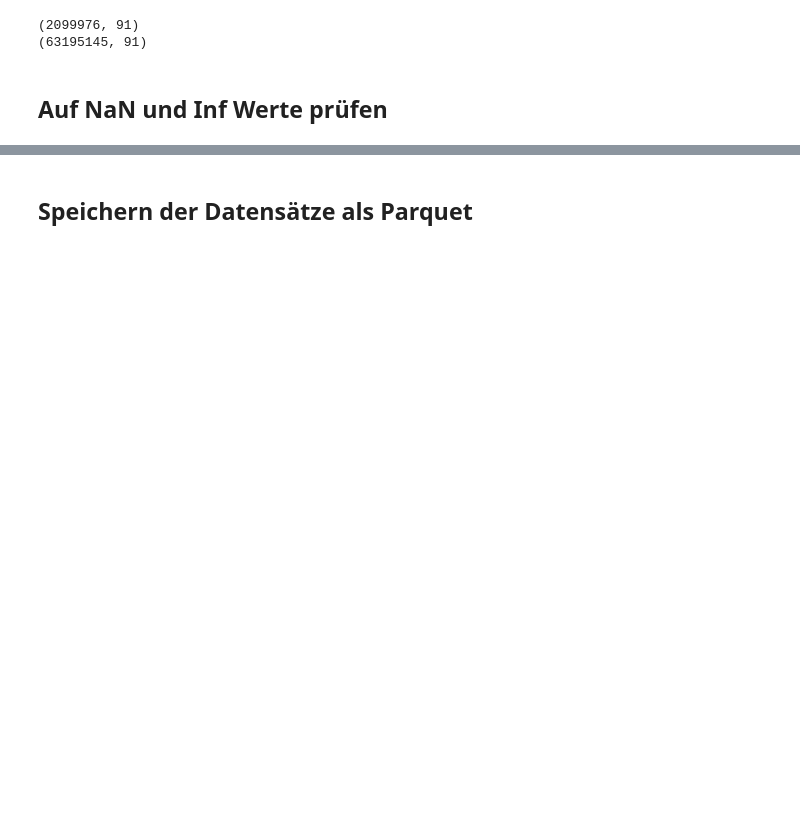
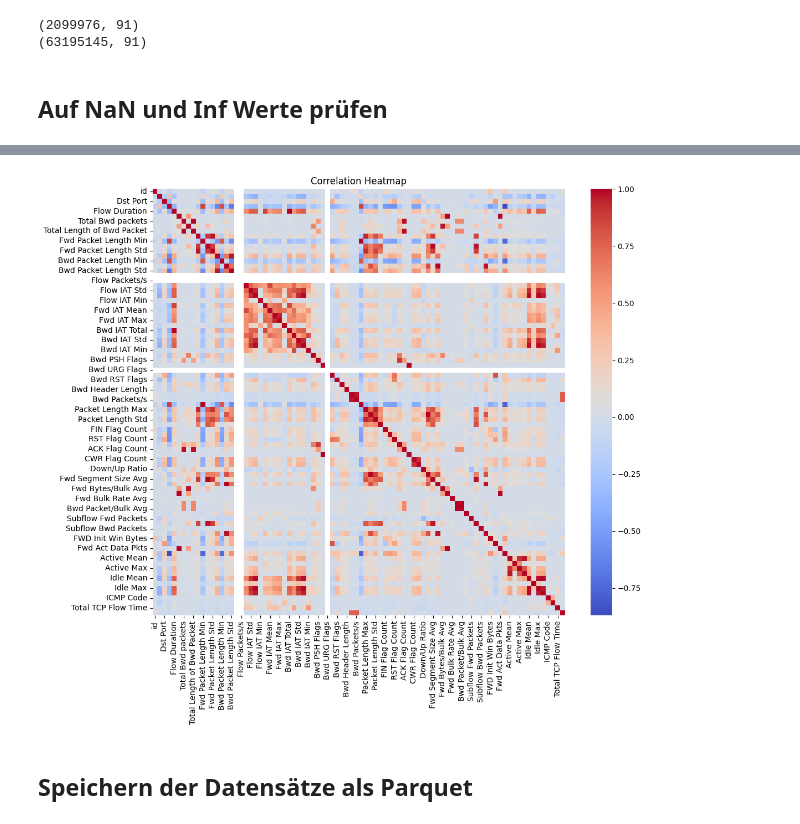
Before and after one commit to micael92/ML-NIDS, a Jupyter notebook: 02_Datenvorbereitung_improved_ds/20_investigation.ipynb, the cells around one changed output, grey strips where cells are left out. Cells and saved outputs as stored; diff of their text form; code cells hidden in the pictures; blank space fills up the shorter version.

```diff
--- a/02_Datenvorbereitung_improved_ds/20_investigation.ipynb
+++ b/02_Datenvorbereitung_improved_ds/20_investigation.ipynb
@@ -204,15 +301,15 @@ plt.show()
 # %%
 # Berechnung
-correlation_matrix = ddf_ids18.corr().compute()
-print(correlation_matrix)
-import matplotlib.pyplot as plt
-import seaborn as sns
+numeric_ddf_ids18 = ddf_ids18.select_dtypes(include=[np.number])
+correlation_matrix_ids18 = numeric_ddf_ids18.corr().compute()
 
 # Visualisierung
 plt.figure(figsize=(12, 10))
-sns.heatmap(correlation_matrix, annot=False, cmap='coolwarm')
+sns.heatmap(correlation_matrix_ids18, annot=False, cmap='coolwarm')
 plt.title('Correlation Heatmap')
 plt.show()
+# %% [output]
+[figure, added]
 # %% [markdown]
 ## Speichern der Datensätze als Parquet
 # %%
```
Also changed, not shown: parts of 27 cells of this notebook, 5 other files.
